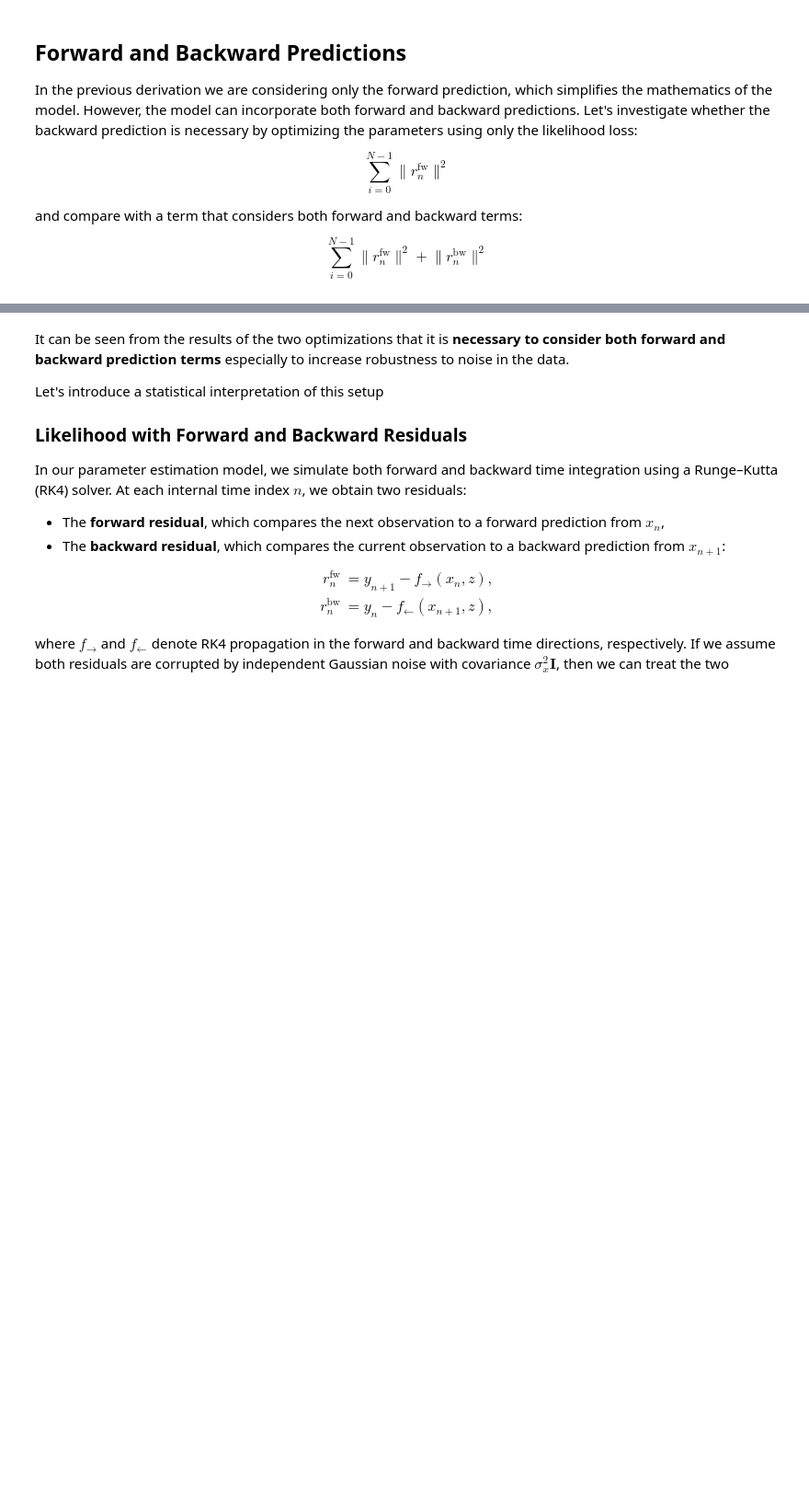
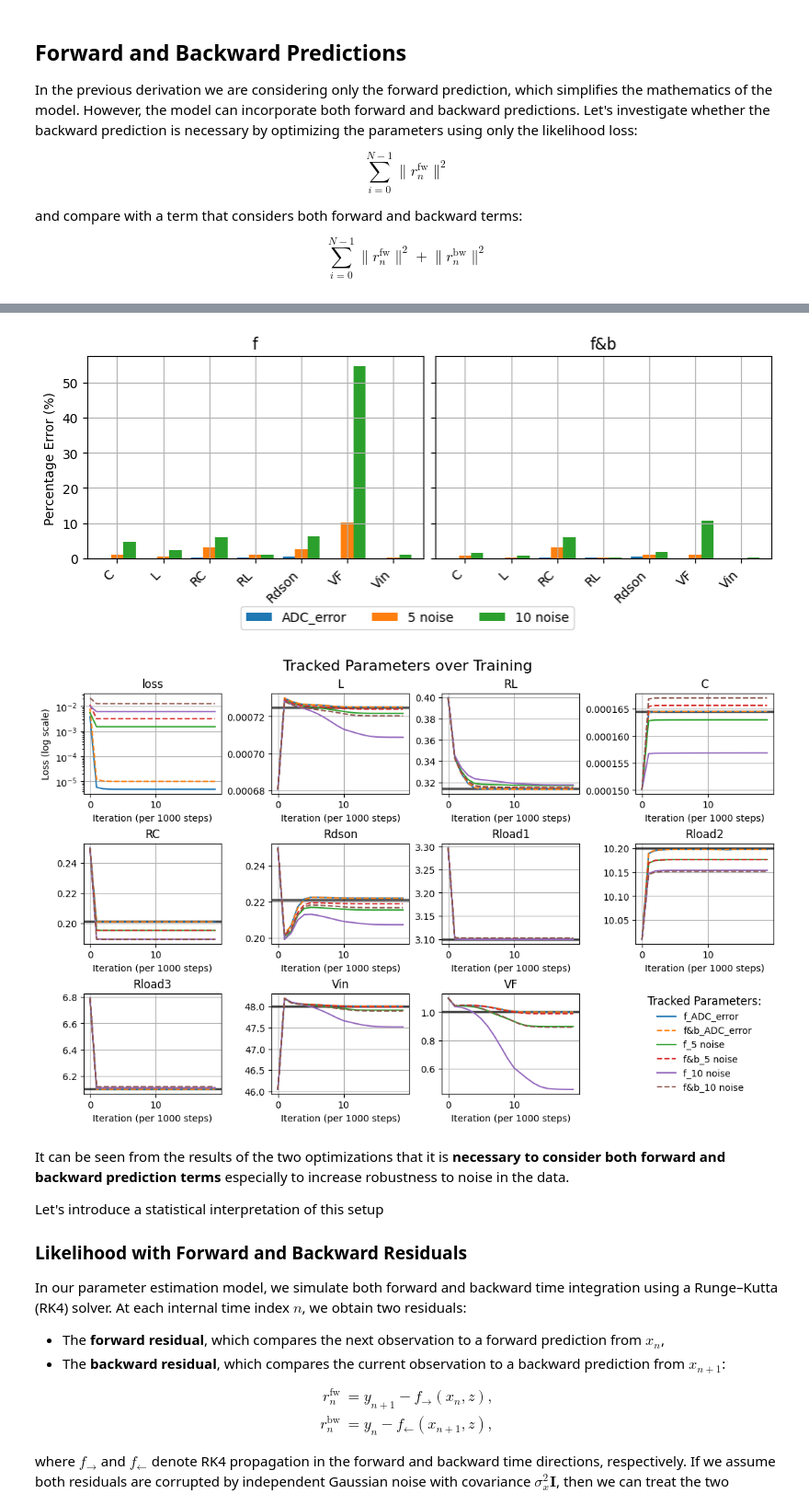
Before and after one commit to jtom95/pinn_buck_converter, a Jupyter notebook: NOTEBOOKS/02_fitting_with_block_diagonal_covariance_matrix.ipynb, the cells around one changed output, grey strips where cells are left out. Shown at 92% size. Drawn from its saved outputs; the diff is of its cells as text; code cells hidden in the pictures; blank space fills up the shorter version.

Commit message:
created plotting functions to compare training runs

```diff
--- a/NOTEBOOKS/02_fitting_with_block_diagonal_covariance_matrix.ipynb
+++ b/NOTEBOOKS/02_fitting_with_block_diagonal_covariance_matrix.ipynb
@@ -665,3 +544,41 @@ Processing noisy_run_ideal.csv
+# %%
+from pinn_buck.model_results.history import TrainingHistory
+from pinn_buck.model_results.ploting_comparisons import ResultsComparerTwo
+# from pinn_buck.plot_aux import place_shared_legend
+
+
+# Directories version (mirrors your originals)
+fb_outdir = (
+    Path.cwd().parent / "RESULTS" / "Testing" / "forward_vs_forward&backward" / "forward&backward"
+)
+f_outdir = Path.cwd().parent / "RESULTS" / "Testing" / "forward_vs_forward&backward" / "forward"
+
+rc = ResultsComparerTwo.from_dirs(
+    {
+        "f": f_outdir,
+        "f&b": fb_outdir
+    }
+)
+
+# Choose the labels you care about (ints map via the default dict; strings work too)
+labels = (
+    "ADC_error",
+    "5 noise",
+    "10 noise"
+)
+
+# Final % error comparison (side-by-side)
+fig, ax = rc.plot_comparison(
+    labels=labels, target=TRUE_PARAMS, select_lowest_loss=False
+);
+
+# Optional: tracked parameters for specific curves
+
+
+fig, axes = rc.plot_tracked(target=TRUE_PARAMS, labels=labels);
+# %% [output]
+[figure, added]
+[figure, added]
 # %% [markdown]
 It can be seen from the results of the two optimizations that it is **necessary to consider both forward and backward prediction terms** especially to increase robustness to noise in the data.
 
```
Also changed, not shown: parts of 8 cells of this notebook, 8 other files.
